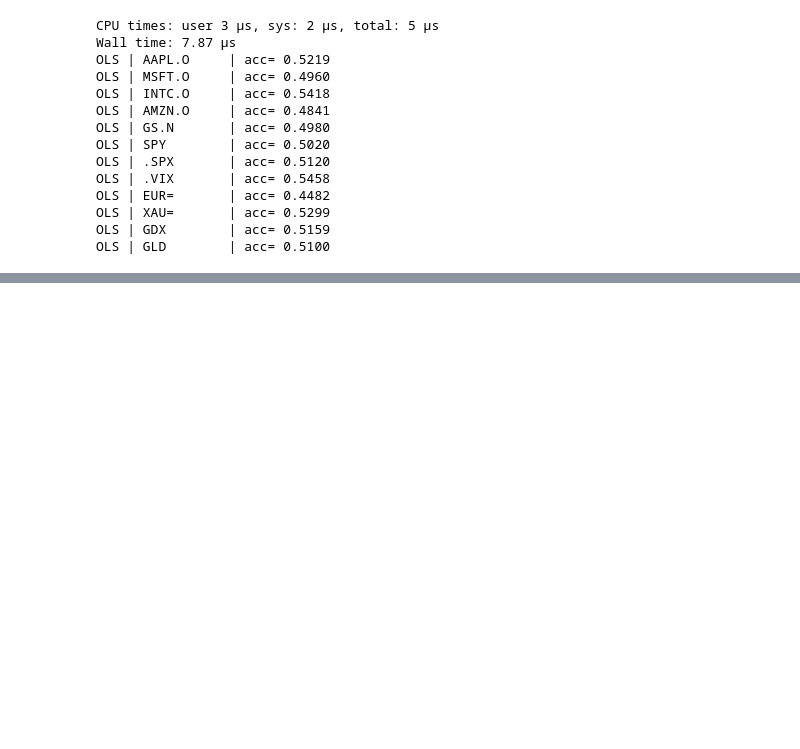
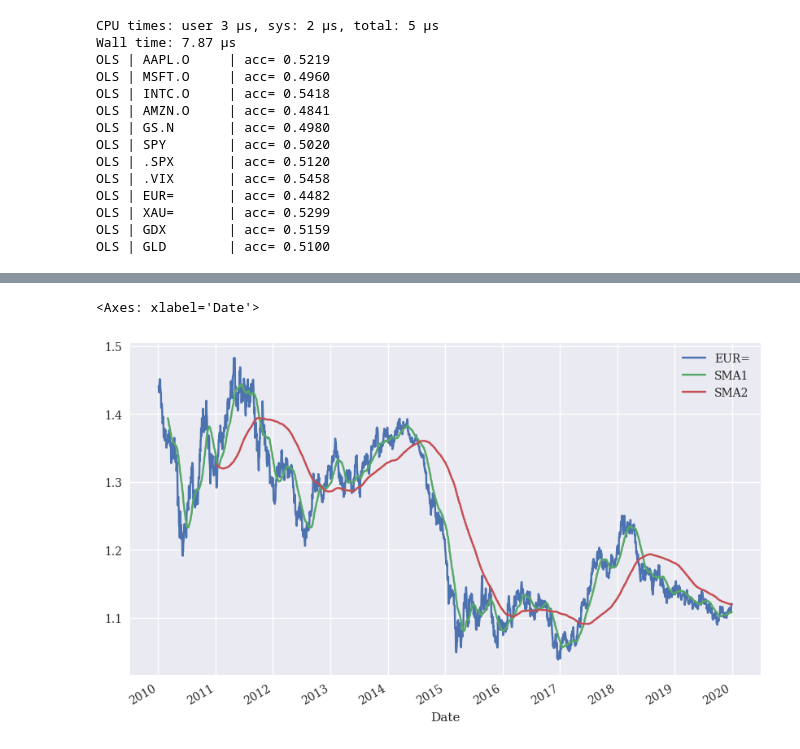
Before and after one commit to eHattori/exercism, a Jupyter notebook: python/ai-finance.ipynb, the cells around one changed output, grey strips where cells are left out. Cells and saved outputs as stored; diff of their text form; code cells hidden in the pictures; blank space fills up the shorter version.

```diff
--- a/python/ai-finance.ipynb
+++ b/python/ai-finance.ipynb
@@ -264,0 +518,13 @@ Num GPUs Available:  0
+# %%
+symbol = 'EUR='
+
+url = 'https://hilpisch.com/aiif_eikon_eod_data.csv'
+data = pd.DataFrame(pd.read_csv(url, index_col=0, parse_dates=True).dropna()[symbol])
+
+data['SMA1'] = data[symbol].rolling(42).mean()
+data['SMA2'] = data[symbol].rolling(258).mean()
+
+data.plot(figsize=(10,6))
+# %% [output]
+<Axes: xlabel='Date'>
+[figure, added]
```
Also changed, not shown: parts of 31 cells of this notebook.
